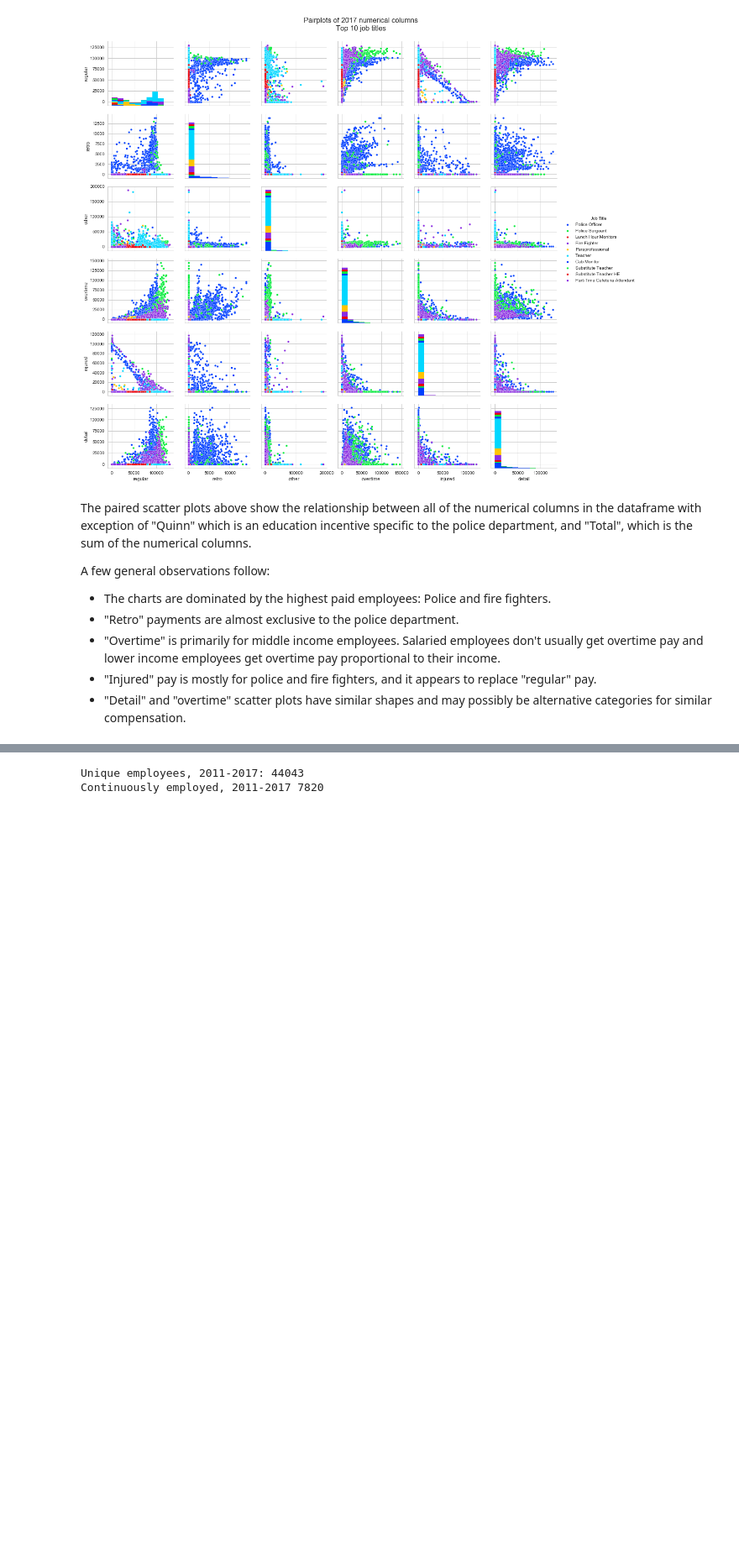
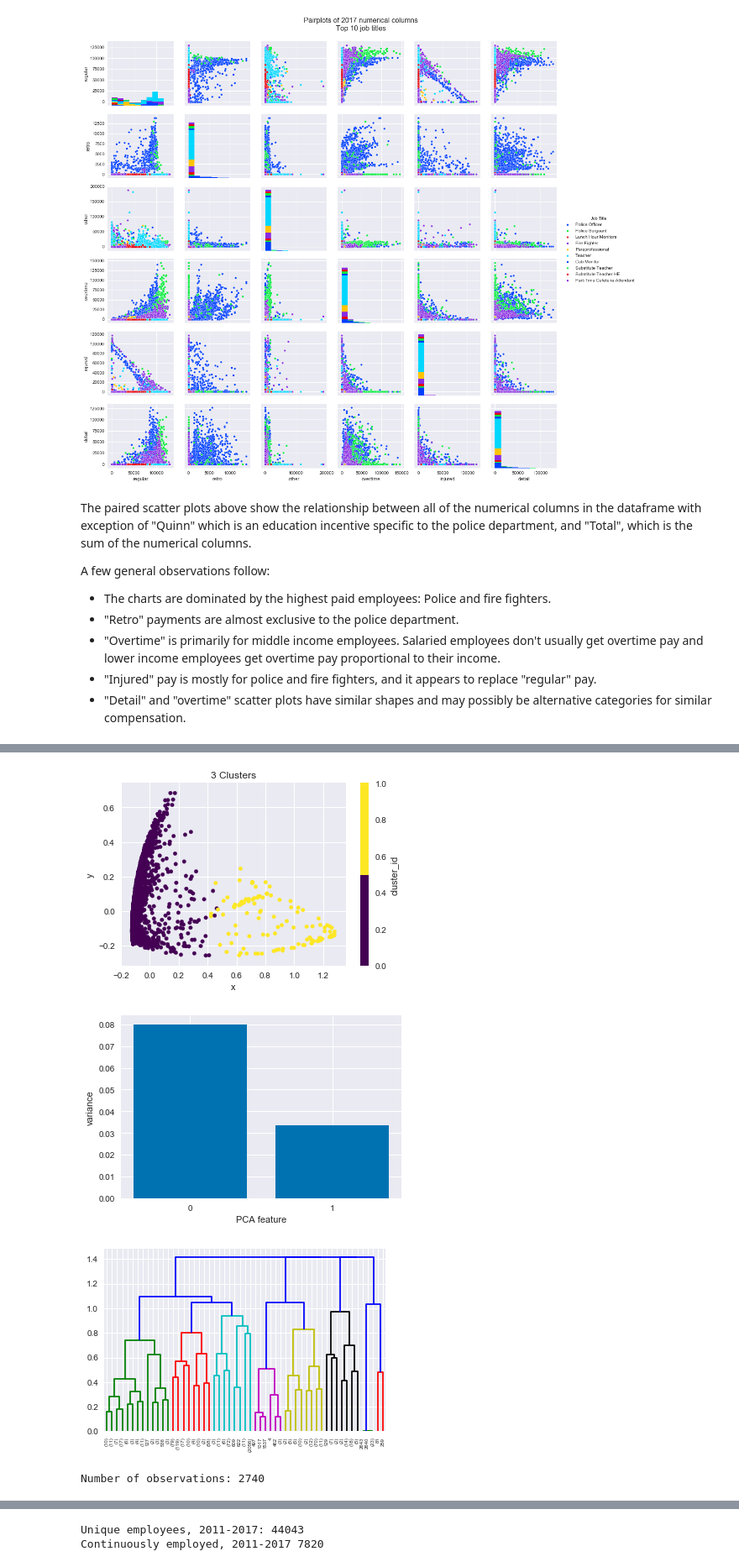
Before and after one commit to Turanga1/Springboard_DataScience, a Jupyter notebook: Capstone 1 - Boston Earnings Report/boston_earnings_analysis.ipynb, the cells around one changed output, grey strips where cells are left out. Shown at 84% size. Cells and saved outputs as stored; diff of their text form; code cells hidden in the pictures; blank space fills up the shorter version.

```diff
--- a/Capstone 1 - Boston Earnings Report/boston_earnings_analysis.ipynb
+++ b/Capstone 1 - Boston Earnings Report/boston_earnings_analysis.ipynb
@@ -121,5 +149,5 @@ strong multicollinearity or other numerical problems.
 # %%
-# all years, police officers & fire fighters
-pol_ff = earnings[earnings['title_clean'].isin(['Police Officer', 'Fire Fighter'])]
+# police officers & fire fighters in 2017
+pol_ff = earnings[earnings['title_clean'].isin(['Police Officer', 'Fire Fighter']) & (earnings.year == 2017)]
 print('Number of observations:', pol_ff.shape[0])
 # %% [output]
@@ -151,0 +155,5 @@ print(metrics.accuracy_score(clf.predict(X_test), y_test))
+# %%
+usecols = ['regular', 'retro', 'other', 'overtime', 'injured', 'detail'] # numeric columns
+pol_ff_num = pol_ff[usecols]
+pol = len(pol_ff[pol_ff.title_clean == 'Police Officer'])
+pol
@@ -151,0 +162,11 @@ print(metrics.accuracy_score(clf.predict(X_test), y_test))
+# %%
+# KMeans
+pol_ff_num = normalize(pol_ff_num)
+kmeans = KMeans(n_clusters=2)
+labels = kmeans.fit_predict(pol_ff_num)
+
+pol_ff['label'] = labels
+
+correct = len(pol_ff[(pol_ff.title_clean == 'Police Officer') & (pol_ff.label == 0)])
+pol = len(pol_ff[pol_ff.title_clean == 'Police Officer'])
+print('KMeans clustering of 2 clusters correctly labeled {0:.2f}% of police officers'.format(correct/pol * 100))
@@ -151,0 +179,38 @@ print(metrics.accuracy_score(clf.predict(X_test), y_test))
+# %%
+# reduce to two dimensions
+pca = PCA(n_components=2)
+
+components = pca.fit_transform(pol_ff_num)
+
+
+# add to data frame and plot
+df_pca = pd.DataFrame({'title': pol_ff.title_clean, 'cluster_id': labels, 'x': components[:,0], 'y': components[:,1]})\
+            .plot.scatter('x', 'y', c='cluster_id', cmap=plt.cm.get_cmap('viridis', 2), sharex=False, title='3 Clusters')
+
+plt.show()
+
+features = range(pca.n_components_)
+plt.bar(features, pca.explained_variance_)
+plt.xticks(features)
+plt.ylabel('variance')
+plt.xlabel('PCA feature')
+plt.show()
+
+mergings = linkage(pol_ff_num, method='complete')
+dendrogram(mergings, p=5, truncate_mode='level')
+plt.show()
+# %% [output]
+[figure, added]
+[figure, added]
+[figure, added]
+# %%
+# data for classifiers:
+# police officers & fire fighters in 2017
+pol_ff = earnings[earnings['title_clean'].isin(['Police Officer', 'Fire Fighter']) & (earnings.year == 2017)]
+print('Number of observations:', pol_ff.shape[0])
+usecols = ['regular', 'retro', 'other', 'overtime', 'injured', 'detail']
+X = pol_ff[usecols]
+y = pd.factorize(pol_ff['title_clean'])[0]
+X_train, X_test, y_train, y_test = train_test_split(X, y, test_size=0.2, random_state=26)
+# %% [output]
+Number of observations: 2740
```
Also changed, not shown: parts of 37 cells of this notebook.
